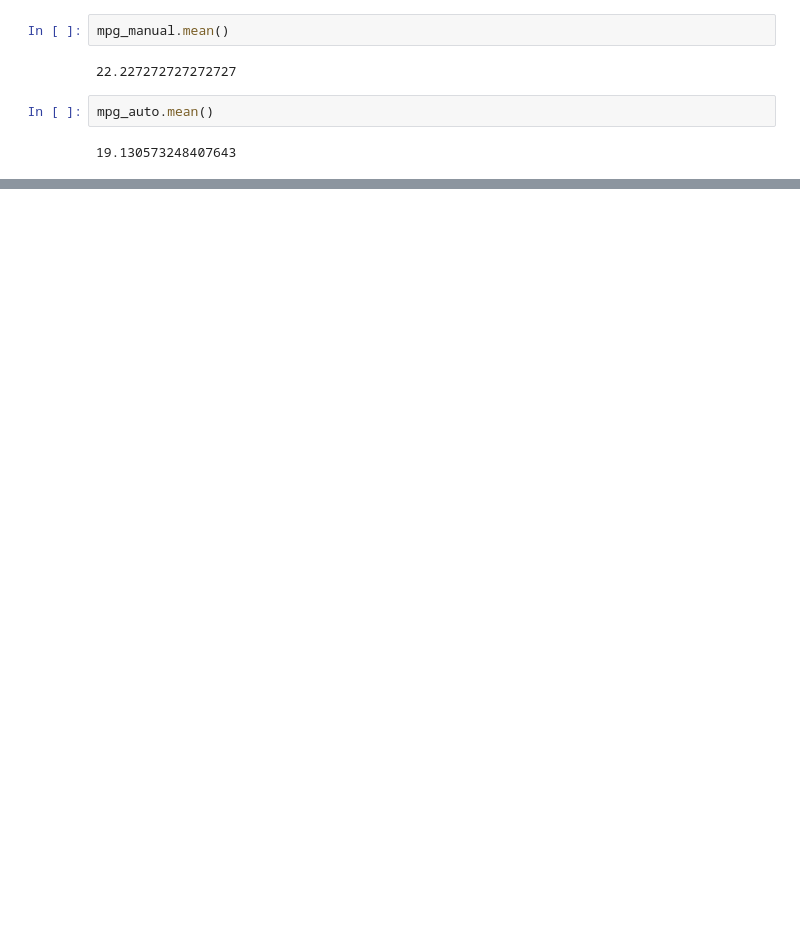
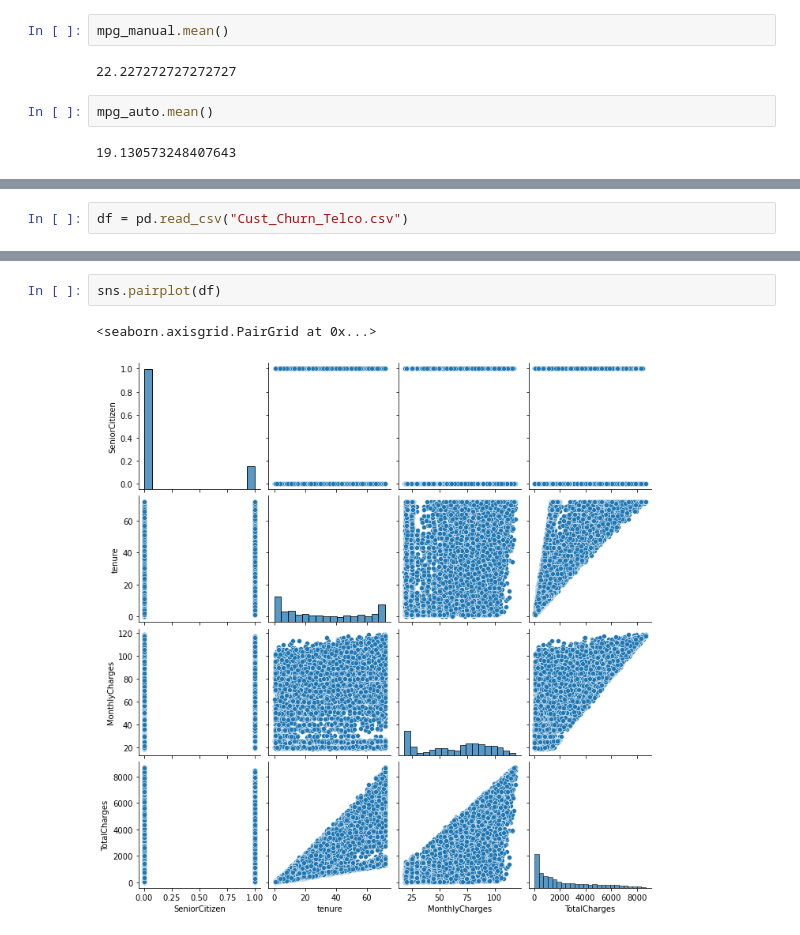
Before and after one commit to Brooke-Holyoak/statistics-exercises, a Jupyter notebook: hypothesis_testing.ipynb, the cells around one changed output, grey strips where cells are left out. Cells and saved outputs as stored; diff of their text form; blank space fills up the shorter version.

```diff
--- a/hypothesis_testing.ipynb
+++ b/hypothesis_testing.ipynb
@@ -320,0 +343,2 @@ mpg_auto.mean()
+# %%
+df = pd.read_csv("Cust_Churn_Telco.csv")
@@ -320,0 +355,5 @@ mpg_auto.mean()
+# %%
+sns.pairplot(df)
+# %% [output]
+<seaborn.axisgrid.PairGrid at 0x...>
+[figure, added]
```
Also changed, not shown: parts of 28 cells of this notebook.
